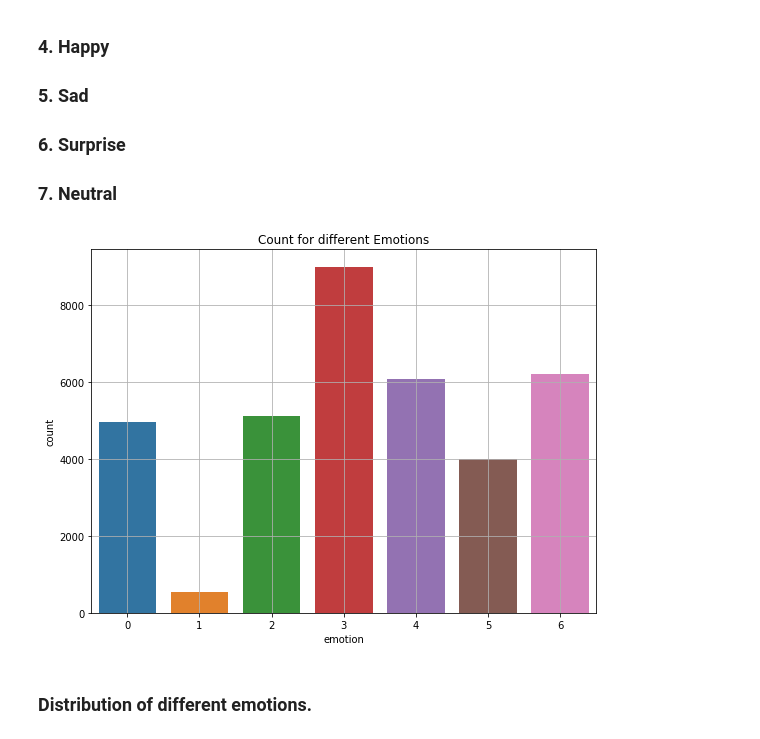
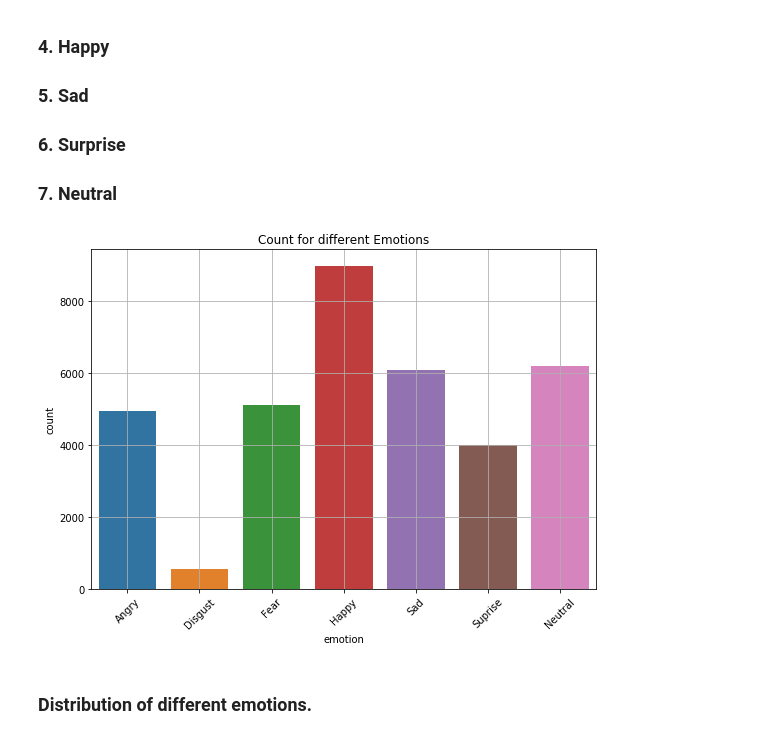
Before and after one commit to ambatirahul/Deep-learning, a Jupyter notebook: StoryTelling/Story_telling.ipynb, the cells around one changed output. Drawn from its saved outputs; the diff is of its cells as text; code cells hidden in the pictures.

```diff
--- a/StoryTelling/Story_telling.ipynb
+++ b/StoryTelling/Story_telling.ipynb
@@ -27,12 +27,13 @@ emotionList = ['Angry', 'Disgust', 'Fear', 'Happy', 'Sad', 'Suprise', 'Neutral']
 ### 7. Neutral
 # %%
 plt.figure(figsize=(8,6))
-sns.countplot(fer.emotion)
+ax = sns.countplot(fer.emotion)
+ax.set_xticklabels(emotionList, rotation=45)
 plt.title('Count for different Emotions')
 plt.tight_layout()
 plt.grid(True)
 # %% [output]
-[figure, old version]
+[figure, new version]
 # %% [markdown]
 ### Distribution of different emotions.
 # %%
```
Also changed, not shown: 1 other file.
